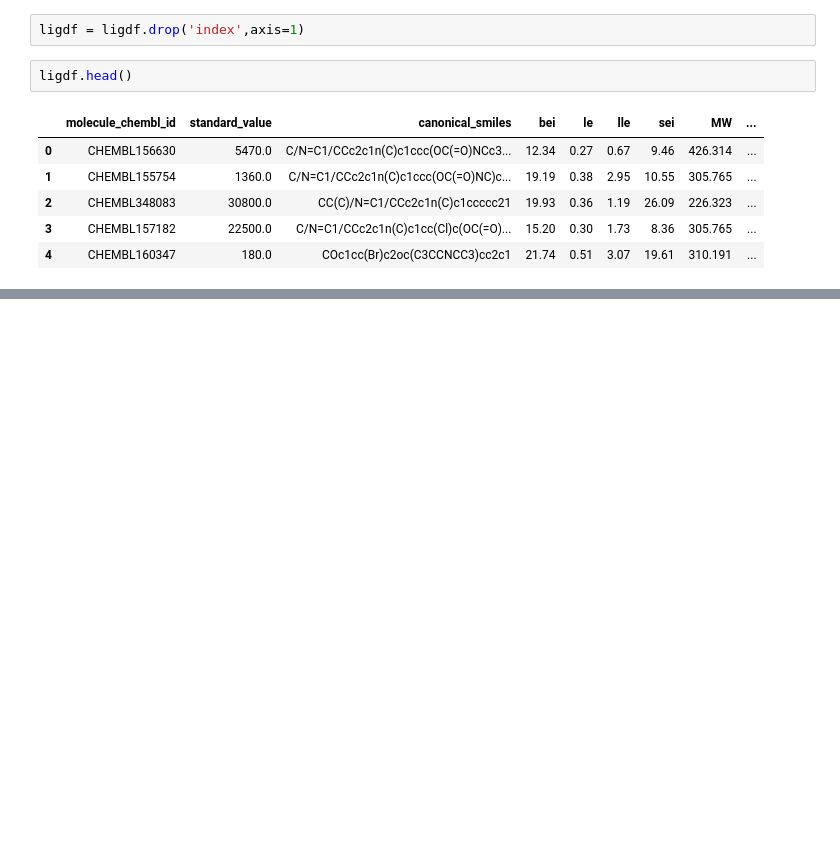
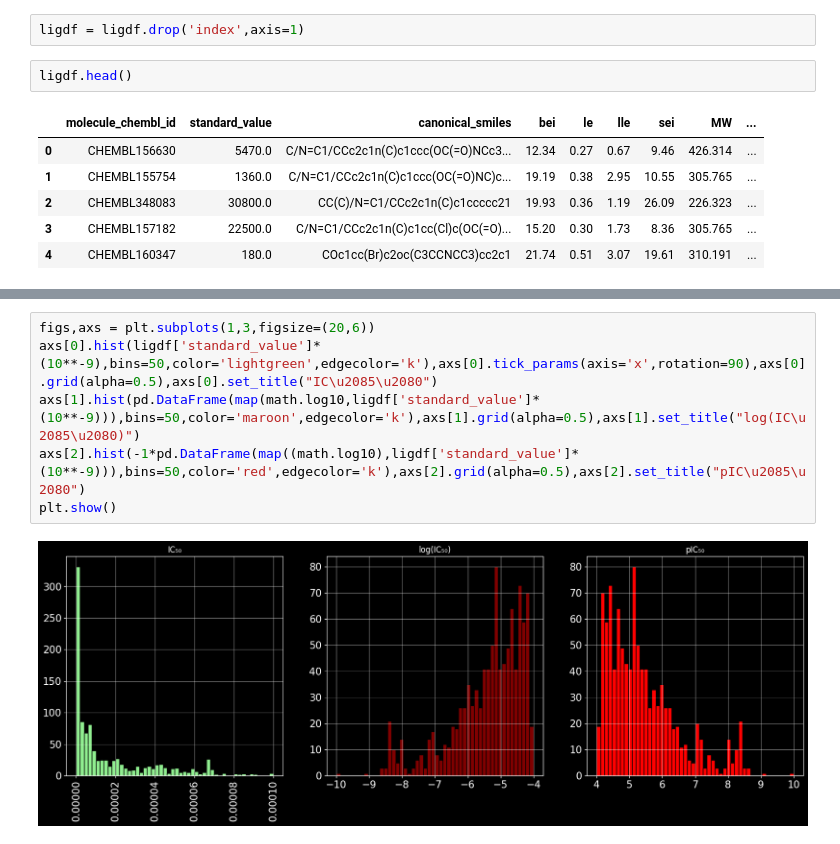
Before and after one commit to Diacod-I/BourneToKill, a Jupyter notebook: BioInfo.ipynb, the cells around one changed output, grey strips where cells are left out. Drawn from its saved outputs; the diff is of its cells as text; blank space fills up the shorter version.

```diff
--- a/BioInfo.ipynb
+++ b/BioInfo.ipynb
@@ -657,0 +669,8 @@ ligdf.head()
+# %%
+figs,axs = plt.subplots(1,3,figsize=(20,6))
+axs[0].hist(ligdf['standard_value']*(10**-9),bins=50,color='lightgreen',edgecolor='k'),axs[0].tick_params(axis='x',rotation=90),axs[0].grid(alpha=0.5),axs[0].set_title("IC\u2085\u2080")
+axs[1].hist(pd.DataFrame(map(math.log10,ligdf['standard_value']*(10**-9))),bins=50,color='maroon',edgecolor='k'),axs[1].grid(alpha=0.5),axs[1].set_title("log(IC\u2085\u2080)")
+axs[2].hist(-1*pd.DataFrame(map((math.log10),ligdf['standard_value']*(10**-9))),bins=50,color='red',edgecolor='k'),axs[2].grid(alpha=0.5),axs[2].set_title("pIC\u2085\u2080")
+plt.show()
+# %% [output]
+[figure, added]
```
Also changed, not shown: parts of 11 cells of this notebook.
